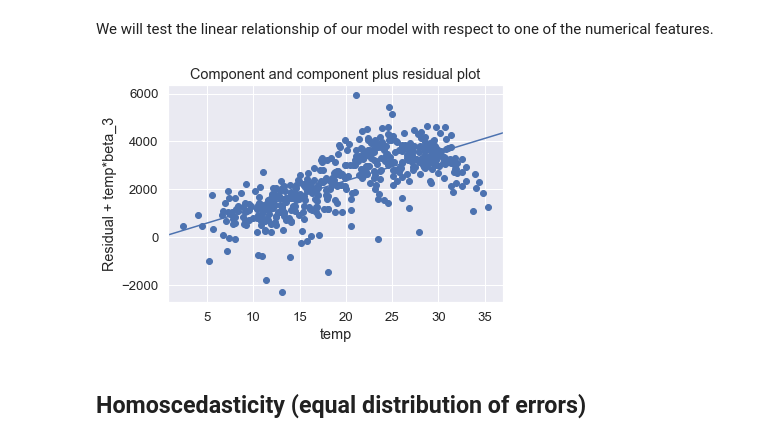
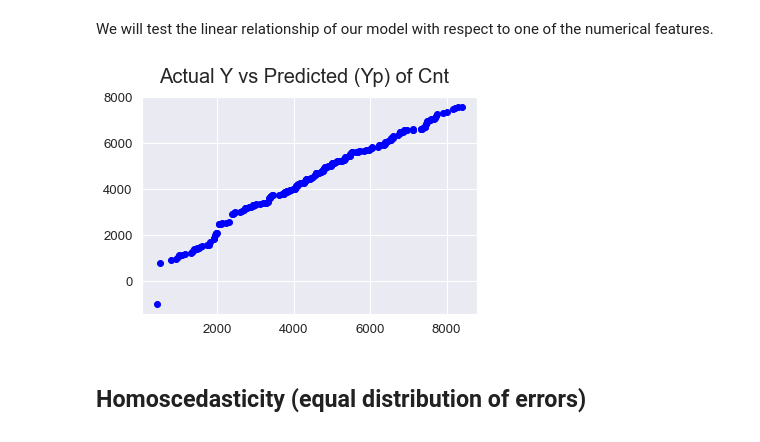
Before and after one commit to Monica05-aadi/Bike_LinearRegression, a Jupyter notebook: Bike Assignment.ipynb, the cells around one changed output. Saved outputs shown, nothing was run; the diff lists cells and outputs as text; code cells hidden in the pictures.

```diff
--- a/Bike Assignment.ipynb
+++ b/Bike Assignment.ipynb
@@ -569,15 +555,22 @@ X_test.shape
 ## Linear Relationship
 # %% [markdown]
 We will test the linear relationship of our model with respect to one of the numerical features.
-# %%
-# temp
-sm.graphics.plot_ccpr(lm4, 'temp')
-plt.show()
-
-# We see that the prediction line (based on temp) is linearly passing through the
-# trained cnt values. Hence, our model is LINEAR.
-# %% [output]
-[figure, removed]
+# %%
+# We will plot  our predicted y values vs actual y values.
+# They should have linear relationship.
+
+# Sorted values of Actual Y's and Predicted Y's
+y_sort  = y_test.cnt.sort_values()
+yp_sort = cnt_pred.sort_values()
+
+# Plot of y-pred vs actual y.
+c = [i for i in range(1,220,1)]
+fig = plt.figure()
+plt.scatter(y_sort, yp_sort, color="blue")
+fig.suptitle('Actual Y vs Predicted (Yp) of Cnt', fontsize=20)
+plt.show()
+# %% [output]
+[figure, added]
 # %% [markdown]
 ## Homoscedasticity (equal distribution of errors)
 # %%
```
Also changed, not shown: parts of 27 cells of this notebook, 1 other file.
